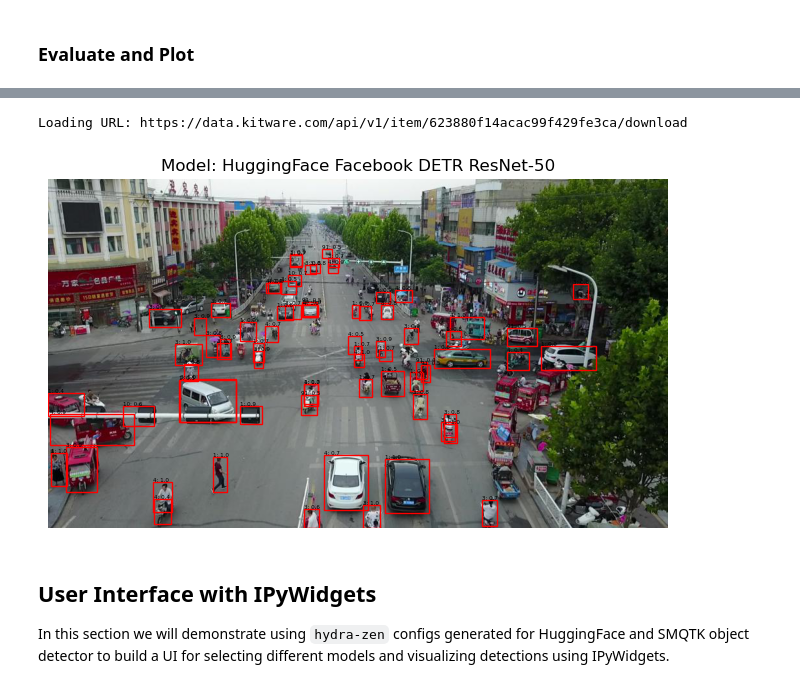
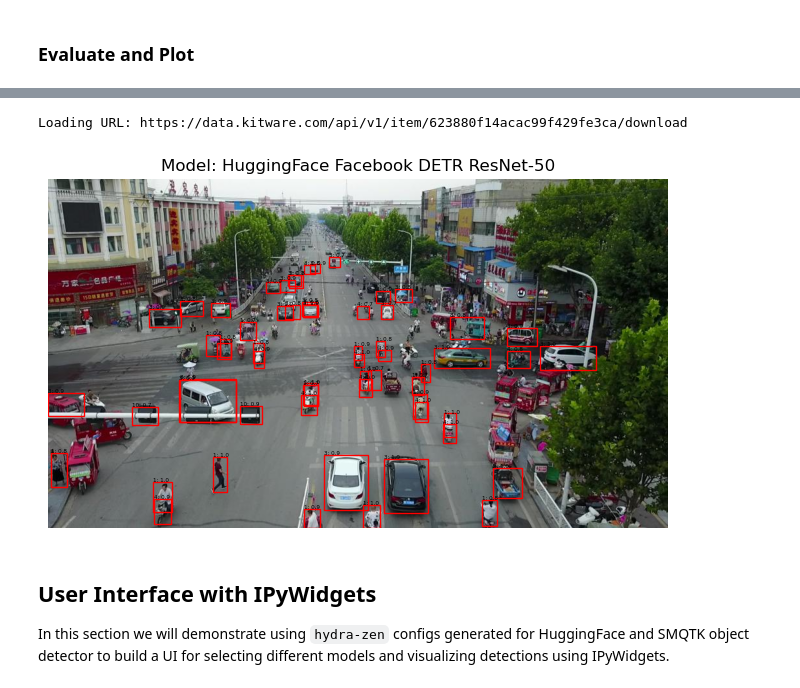
Before and after one commit to mit-ll-ai-technology/maite, a Jupyter notebook: demos/ObjectDetection.ipynb, the cells around one changed output, grey strips where cells are left out. Cells and saved outputs as stored; diff of their text form; code cells hidden in the pictures.

```diff
--- a/demos/ObjectDetection.ipynb
+++ b/demos/ObjectDetection.ipynb
@@ -106,17 +116,16 @@ plt.axis("off")
 # %%
 def show_dets(ax, dets: ObjectDetectionOutput, image_index: int, add_prediction: bool=False):
     all_boxes = np.asarray(dets.boxes)
-    all_scores = dets.scores
-    assert len(all_boxes) == len(all_scores), "must have same batch size"
+    all_scores = np.asarray(dets.scores)
+    all_labels = np.asarray(dets.labels)
+    assert len(all_boxes) == len(all_scores) == len(all_labels), "must have same batch size"
     bboxes = all_boxes[image_index]
     scores = all_scores[image_index]
+    labels = all_labels[image_index]
 
-    assert len(bboxes) == len(scores), "must have same number of detections and scores per image"
+    assert len(bboxes) == len(scores) == len(labels), "must have same number of detections and scores per image"
 
-    for bbox, score_dict in zip(bboxes, scores):
-        cls_idx = max(score_dict, key=score_dict.get)
-        conf = score_dict[cls_idx]
-
+    for bbox, score, label in zip(bboxes, scores, labels):
         x1, y1 = bbox[:2]
         x2, y2 = bbox[-2:]
         ax.add_patch(
@@ -131,7 +140,7 @@ def show_dets(ax, dets: ObjectDetectionOutput, image_index: int, add_prediction:
         )
 
         if add_prediction:
-            ax.text(x1, y1, f"{cls_idx}: {conf:.1f}", fontsize=4)
+            ax.text(x1, y1, f"{label}: {score:.1f}", fontsize=4)
 # %%
 try:
     from jatic_toolbox.interop.smqtk import CenterNetVisdrone
@@ -160,28 +172,28 @@ except ImportError:
 # %%
 from jatic_toolbox.interop.huggingface import HuggingFaceObjectDetector
 
 model = HuggingFaceObjectDetector("facebook/detr-resnet-50")
 
 print(f"Loading URL: {url}")
 response = requests.get(url)
 img_pil = Image.open(BytesIO(response.content))
 img = np.asarray(img_pil)
-dets = eval_image_detector(model, [img], threshold=0.4)
+dets = eval_image_detector(model, [img], threshold=0.7)
 
 # run validation check, throws an error if
 # boxes is not a list of NumPy arrays
 # with a detection index and box dimension.
 assert len(dets.boxes) == 1
 
 
 fig, axs = plt.subplots(figsize=(8, 8))
 axs.set_title(f"Model: HuggingFace Facebook DETR ResNet-50")
 axs.imshow(img)
 axs.axis("off")
 show_dets(axs, dets, image_index=0, add_prediction=True)
 # %% [output]
 Loading URL: https://data.kitware.com/api/v1/item/623880f14acac99f429fe3ca/download
-[figure, old version]
+[figure, new version]
 # %% [markdown]
 ## User Interface with IPyWidgets
 
```
Also changed, not shown: parts of 5 cells of this notebook, 23 other files.
